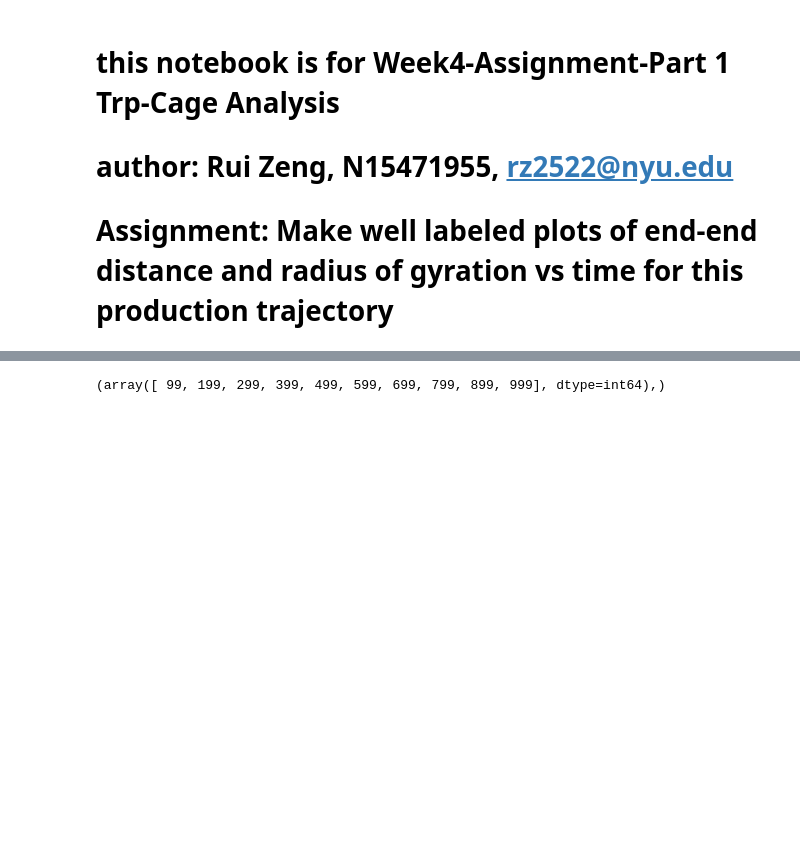
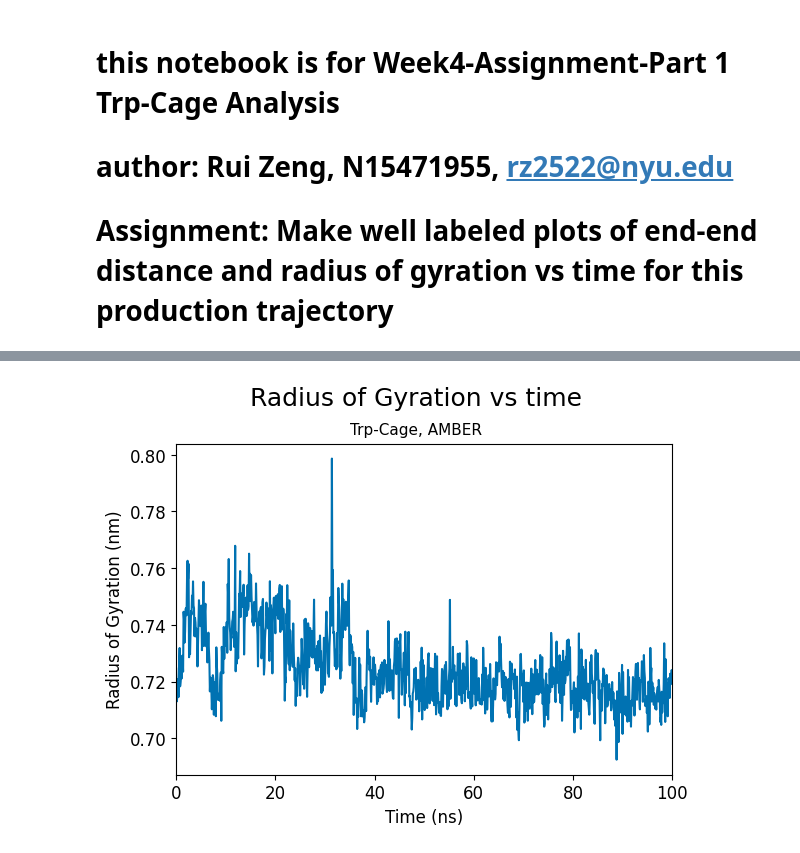
Before and after one commit to cerbveen/comp-lab-class, a Jupyter notebook: Week4/Analysis/Trp-Cage_Analysis.ipynb, the cells around one changed output, grey strips where cells are left out. Drawn from its saved outputs; the diff is of its cells as text; code cells hidden in the pictures; blank space fills up the shorter version.

```diff
--- a/Week4/Analysis/Trp-Cage_Analysis.ipynb
+++ b/Week4/Analysis/Trp-Cage_Analysis.ipynb
@@ -75,4 +52,24 @@ plt.yticks(fontsize=14)
-# %%
-np.where(traj.time == 10000)
-# %% [output]
-(array([ 99, 199, 299, 399, 499, 599, 699, 799, 899, 999], dtype=int64),)
+# %%
+# figure 2: radius of gyration vs time
+# calculate the radius of gyration
+radius_gyration=md.compute_rg(traj)
+# plot the radius of gyration vs time, colorblind-friendly
+fig=plt.figure(2)
+plt.plot(traj.time/1000,radius_gyration,color='#0072B2')
+# set the axis labels, fontsize = 12
+plt.xlabel('Time (ns)',fontsize=12)
+plt.ylabel('Radius of Gyration (nm)',fontsize=12)
+# two lines of title
+plt.text(x=0.5, y=0.88, s="Radius of Gyration vs time", fontsize=18, ha="center", transform=fig.transFigure)
+plt.text(x=0.5, y=0.82, s= "Trp-Cage, AMBER", fontsize=11, ha="center", transform=fig.transFigure)
+plt.subplots_adjust(top=0.8, wspace=0.3)
+# modify the tick labels to be fontsize = 12
+plt.xticks(fontsize=12)
+plt.yticks(fontsize=12)
+# set limits for the axes
+plt.xlim(0,100)
+# save figure as pdf in ../Figures
+fname = '../Figures/fig.2-[Trp-Cage_Amber]Radius_of_Gyration.pdf'
+plt.savefig(fname, format='pdf', dpi=300, bbox_inches='tight')
+# %% [output]
+[figure, added]
```
Also changed, not shown: parts of 4 cells of this notebook, 4 other files.
